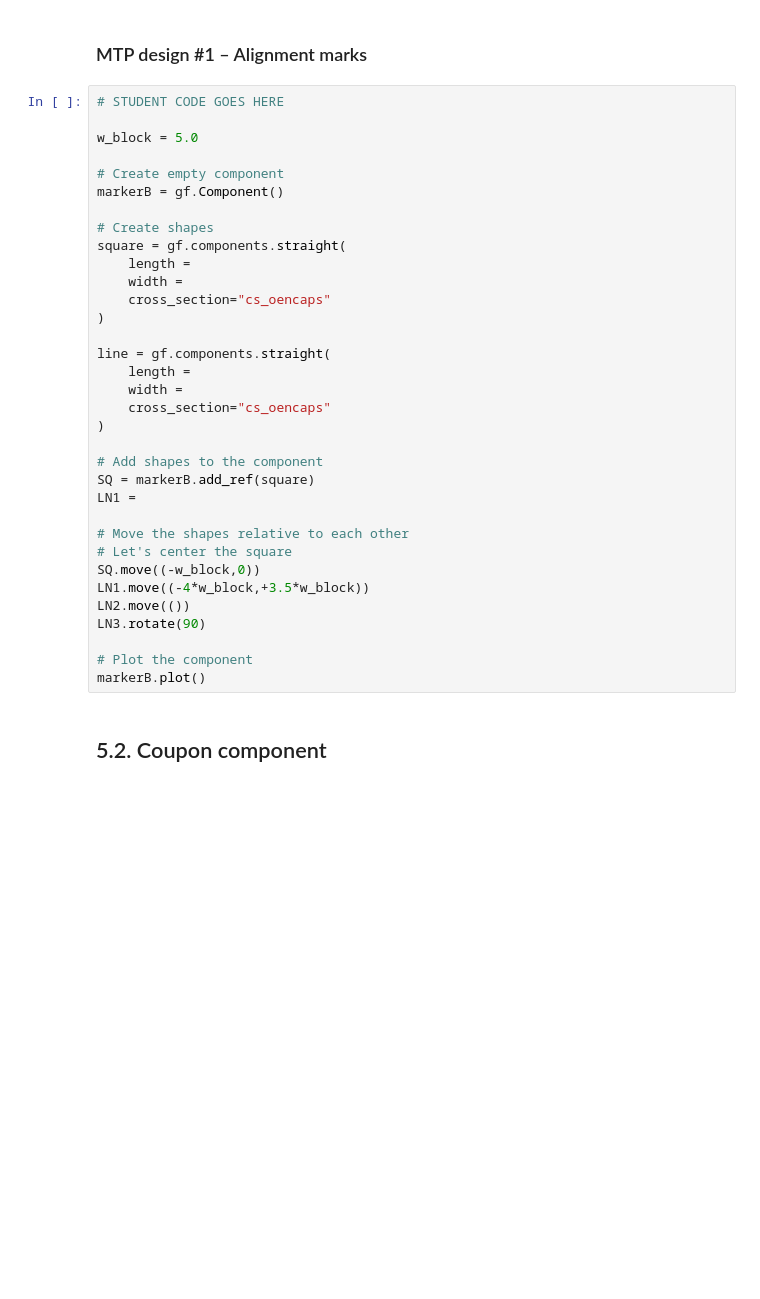
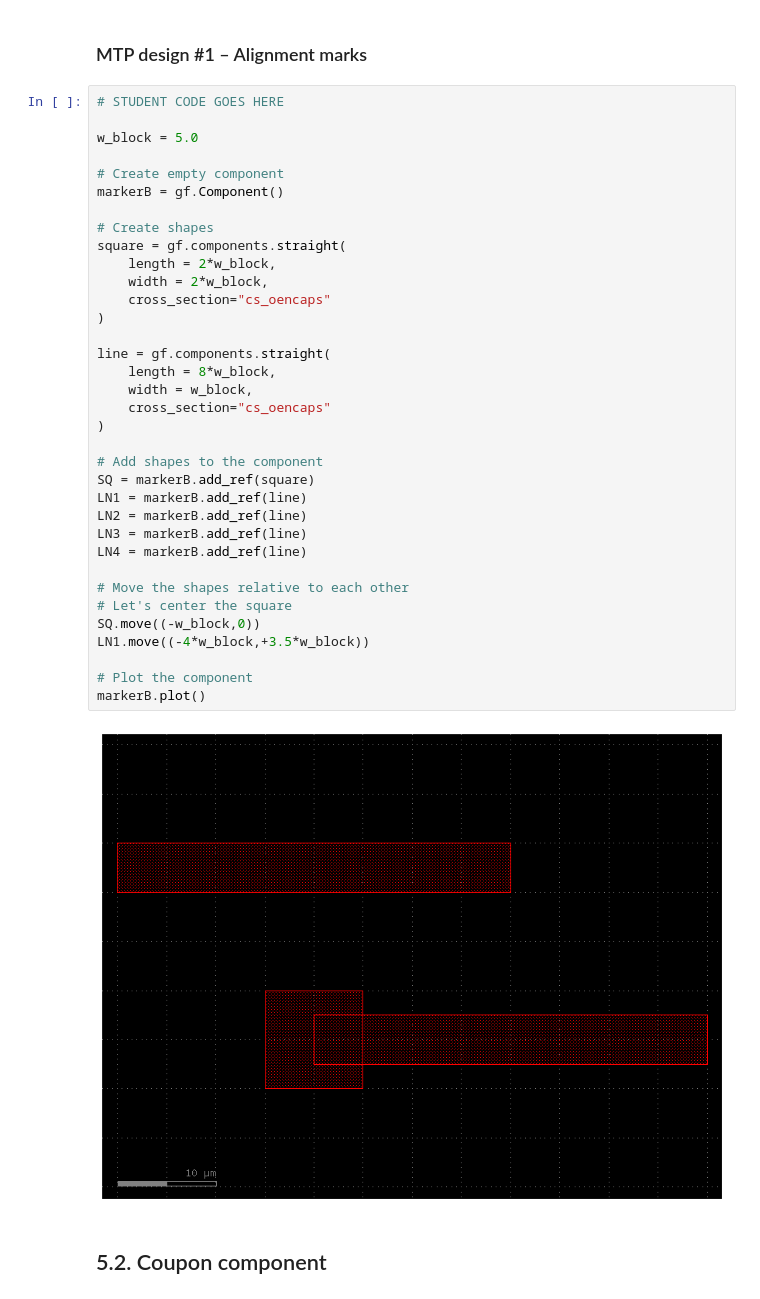
Before and after one commit to pascualmunoz/pic-upv-lab4, a Jupyter notebook: LAYOUT_Student_MTP_BLANK.ipynb, the cells around one changed output. Drawn from its saved outputs; the diff is of its cells as text; blank space fills up the shorter version.

```diff
--- a/LAYOUT_Student_MTP_BLANK.ipynb
+++ b/LAYOUT_Student_MTP_BLANK.ipynb
@@ -332,37 +340,40 @@ markerC.show()
 # %%
 # STUDENT CODE GOES HERE
 
 w_block = 5.0
 
 # Create empty component
 markerB = gf.Component()
 
 # Create shapes
 square = gf.components.straight(
-    length =
-    width =
+    length = 2*w_block,
+    width = 2*w_block,
     cross_section="cs_oencaps"
 )
 
 line = gf.components.straight(
-    length =
-    width =
+    length = 8*w_block,
+    width = w_block,
     cross_section="cs_oencaps"
 )
 
 # Add shapes to the component
 SQ = markerB.add_ref(square)
-LN1 =
+LN1 = markerB.add_ref(line)
+LN2 = markerB.add_ref(line)
+LN3 = markerB.add_ref(line)
+LN4 = markerB.add_ref(line)
 
 # Move the shapes relative to each other
 # Let's center the square
 SQ.move((-w_block,0))
 LN1.move((-4*w_block,+3.5*w_block))
-LN2.move(())
-LN3.rotate(90)
 
 # Plot the component
 markerB.plot()
+# %% [output]
+[figure, added]
 # %% [markdown]
 ## 5.2. Coupon component
 # %% [markdown]
```
Also changed, not shown: parts of 3 cells of this notebook.
